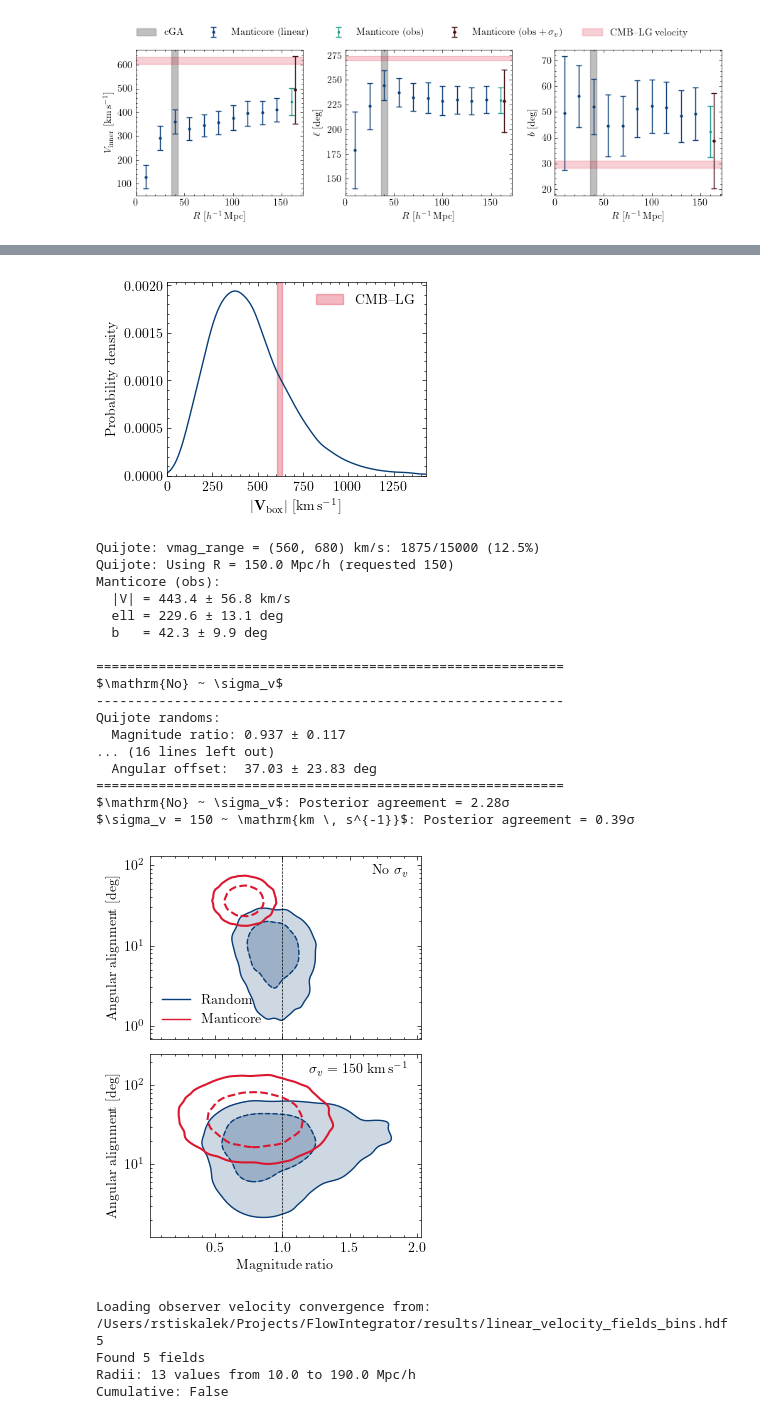
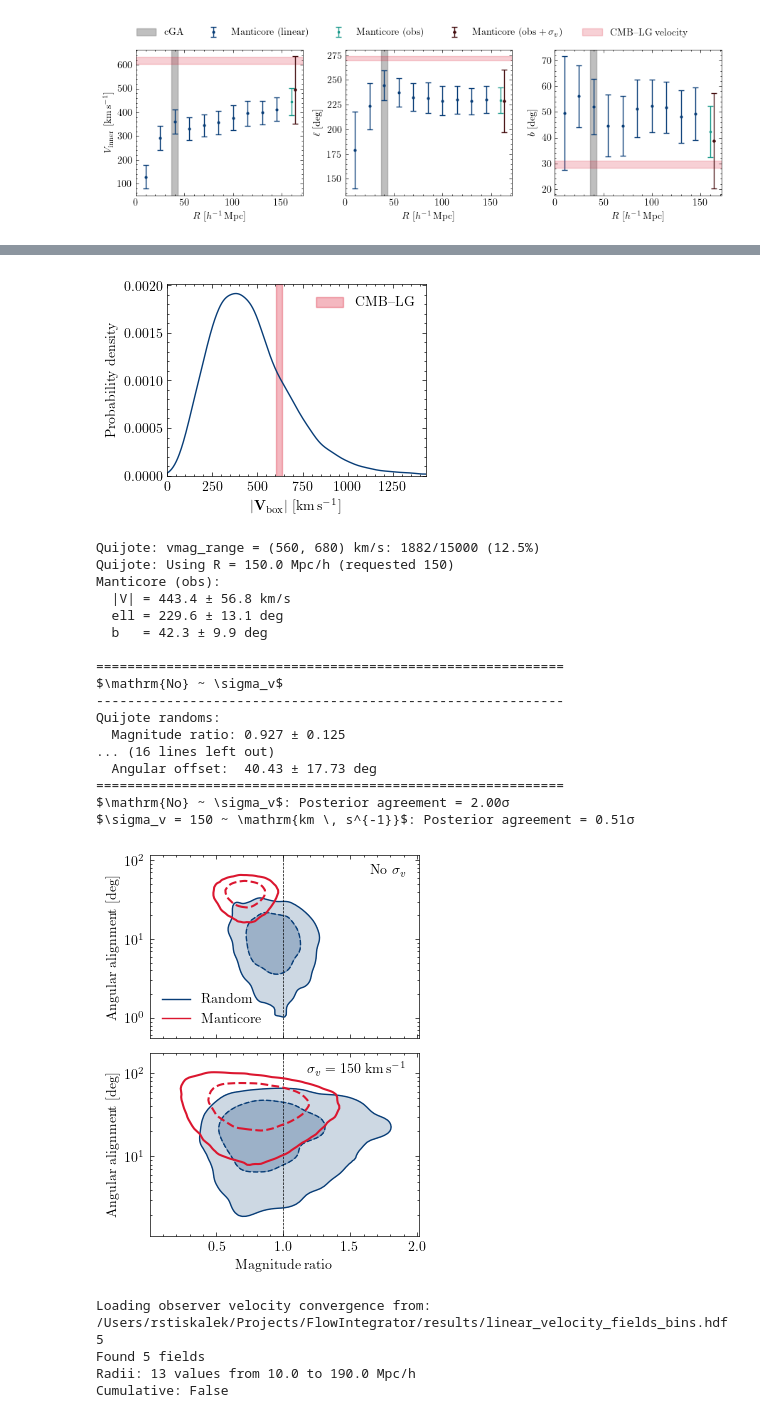
Before and after one commit to Richard-Sti/FlowIntegrator, a Jupyter notebook: notebooks/paper_plots.ipynb, the cells around one changed output, grey strips where cells are left out. Saved outputs shown, nothing was run; the diff lists cells and outputs as text; code cells hidden in the pictures.

```diff
--- a/notebooks/paper_plots.ipynb
+++ b/notebooks/paper_plots.ipynb
@@ -303,47 +302,47 @@ At R = 150.0 Mpc/h (σ_v = 150 km/s):
 # %%
 fig, ax = plot_observer_vmag_histogram(
-    "/Users/rstiskalek/Projects/FlowIntegrator/results/quijote_fiducial_velocity_convergence_PCS_z0.npz",
+    "/Users/rstiskalek/Projects/FlowIntegrator/results/quijote_fiducial_velocity_convergence_PCS_z0_pad0.5.npz",
     )
 
 
 fig.savefig("/Users/rstiskalek/Downloads/observer_vmag_histogram_quijote.pdf", dpi=500)
 display(fig)
 # %% [output]
-[figure, old version]
+[figure, new version]
 # %%
 fig, ax = plot_velocity_convergence_scatter(
-    "/Users/rstiskalek/Projects/FlowIntegrator/results/quijote_fiducial_velocity_convergence_PCS_z0.npz",
+    "/Users/rstiskalek/Projects/FlowIntegrator/results/quijote_fiducial_velocity_convergence_PCS_z0_pad0.5.npz",
     data_convergence,
     radius=150,
     vmag_range=(620 - 4 * 15, 620 + 4 * 15),
     # vmag_range=(100, 1000),
     # sigma_v=[None, 150],
     sigma_v=[None, 150],
     reference_radius=None,
-    gaussianize_manticore=True,)
+    gaussianize_manticore=False,)
 
 
 fig.savefig("/Users/rstiskalek/Downloads/velocity_convergence_significance.pdf", dpi=300)
 display(fig)
 # %% [output]
-Quijote: vmag_range = (560, 680) km/s: 1875/15000 (12.5%)
+Quijote: vmag_range = (560, 680) km/s: 1882/15000 (12.5%)
 Quijote: Using R = 150.0 Mpc/h (requested 150)
 Manticore (obs):
   |V| = 443.4 ± 56.8 km/s
   ell = 229.6 ± 13.1 deg
   b   = 42.3 ± 9.9 deg
 
 ============================================================
 $\mathrm{No} ~ \sigma_v$
 ------------------------------------------------------------
 Quijote randoms:
-  Magnitude ratio: 0.937 ± 0.117
+  Magnitude ratio: 0.927 ± 0.125
 ... (16 lines left out)
-  Angular offset:  37.03 ± 23.83 deg
+  Angular offset:  40.43 ± 17.73 deg
 ============================================================
-$\mathrm{No} ~ \sigma_v$: Posterior agreement = 2.28σ
-$\sigma_v = 150 ~ \mathrm{km \, s^{-1}}$: Posterior agreement = 0.39σ
+$\mathrm{No} ~ \sigma_v$: Posterior agreement = 2.00σ
+$\sigma_v = 150 ~ \mathrm{km \, s^{-1}}$: Posterior agreement = 0.51σ
-[figure, old version]
+[figure, new version]
 # %%
 data_bins = load_observer_velocity_convergence(
     "/Users/rstiskalek/Projects/FlowIntegrator/results/linear_velocity_fields_bins.hdf5")
```
Also changed, not shown: parts of 3 cells of this notebook, 2 other files.
